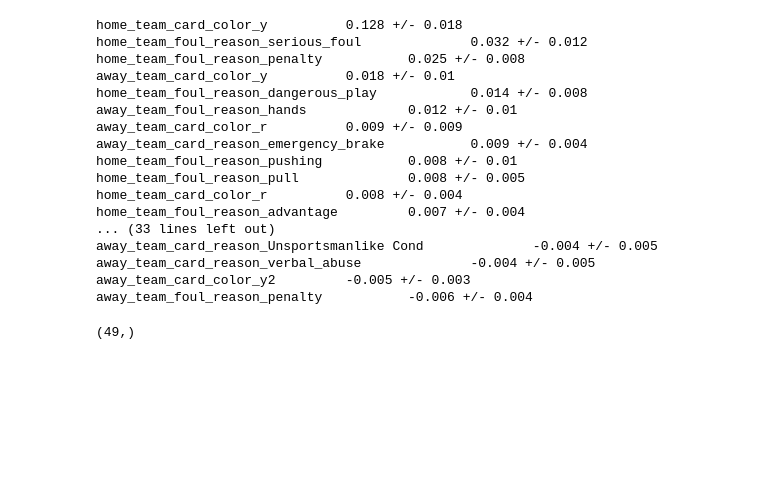
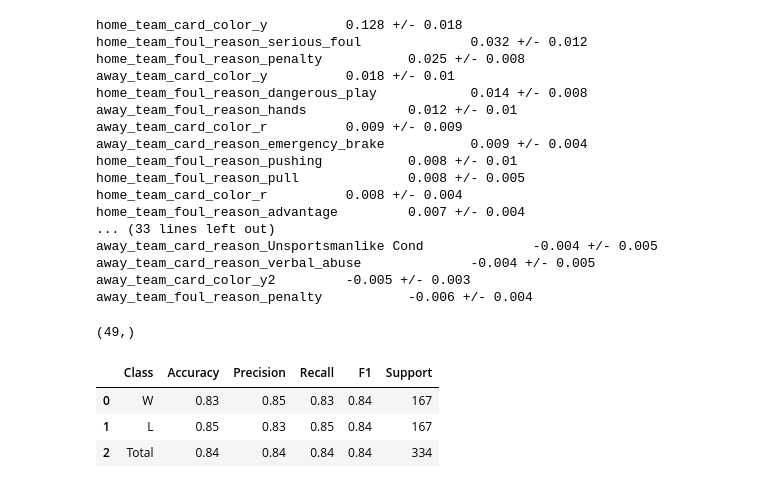
Before and after one commit to kcelebi/euro-football-officials-ML, a Jupyter notebook: pysrc/RF_final.ipynb, the cells around one changed output. Drawn from its saved outputs; the diff is of its cells as text; code cells hidden in the pictures; blank space fills up the shorter version.

```diff
--- a/pysrc/RF_final.ipynb
+++ b/pysrc/RF_final.ipynb
@@ -744,3 +744,10 @@ away_team_foul_reason_penalty           -0.006 +/- 0.004
 r.importances_mean.shape
 # %% [output]
 (49,)
+# %%
+metric_suite(clf, X_test, y_test, labels = ['W', 'L'], cm = False).round(2)
+# %% [output]
+|  | Class | Accuracy | Precision | Recall | F1 | Support |
+| 0 | W | 0.83 | 0.85 | 0.83 | 0.84 | 167 |
+| 1 | L | 0.85 | 0.83 | 0.85 | 0.84 | 167 |
+| 2 | Total | 0.84 | 0.84 | 0.84 | 0.84 | 334 |
```
Also changed, not shown: 4 other files.
